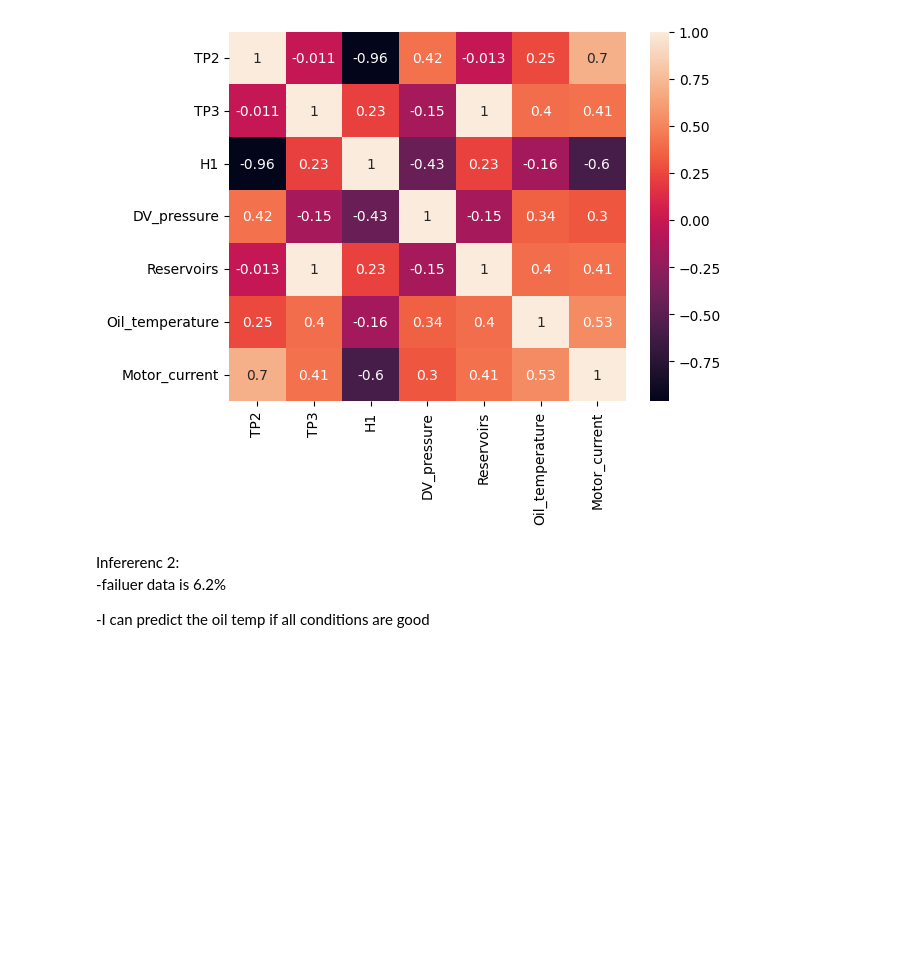
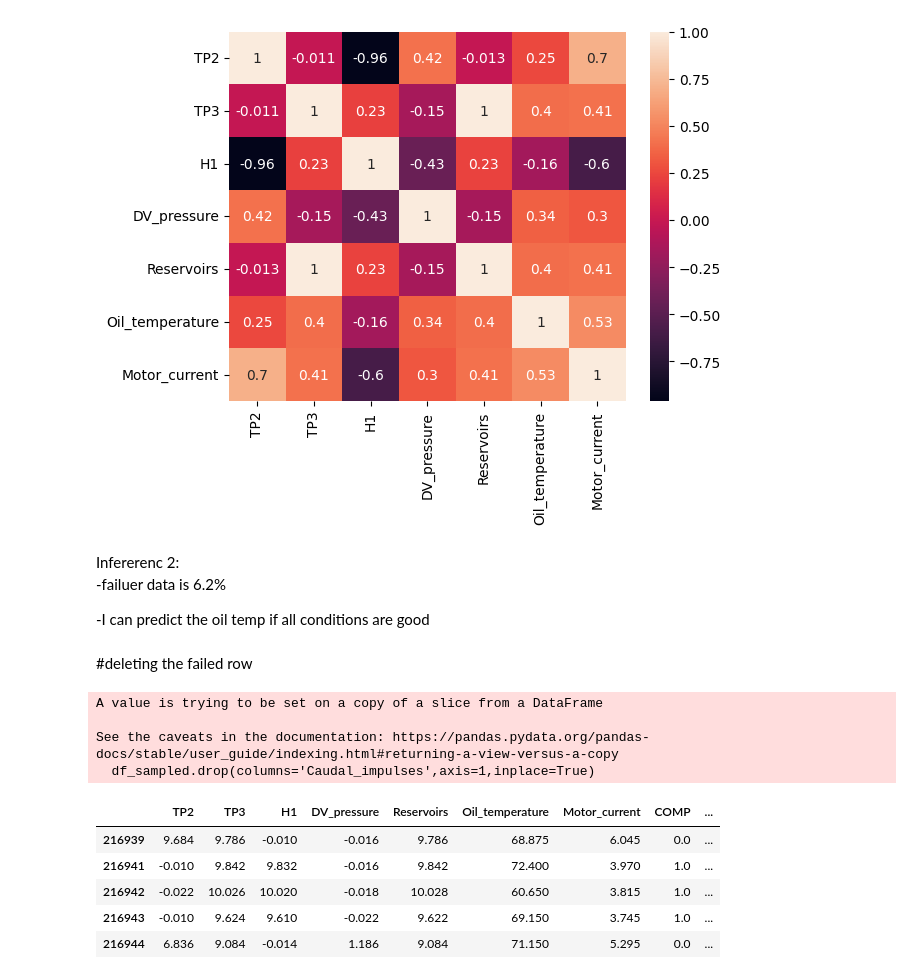
Before and after one commit to zJimpi/metro_prediction_pipeline, a Jupyter notebook: notebook/eda.ipynb, the cells around one changed output. Saved outputs shown, nothing was run; the diff lists cells and outputs as text; code cells hidden in the pictures; blank space fills up the shorter version.

```diff
--- a/notebook/eda.ipynb
+++ b/notebook/eda.ipynb
@@ -153,3 +153,5 @@ Infererenc 2:
 -failuer data is 6.2%
 
 -I can predict the oil temp if all conditions are good
+# %% [markdown]
+#deleting the failed row
@@ -155,0 +160,16 @@ Infererenc 2:
+# %%
+df_sampled.drop(columns='Caudal_impulses',axis=1,inplace=True)
+# %% [output]
+A value is trying to be set on a copy of a slice from a DataFrame
+
+See the caveats in the documentation: https://pandas.pydata.org/pandas-docs/stable/user_guide/indexing.html#returning-a-view-versus-a-copy
+  df_sampled.drop(columns='Caudal_impulses',axis=1,inplace=True)
+# %%
+df_sampled.tail()
+# %% [output]
+|  | TP2 | TP3 | H1 | DV_pressure | Reservoirs | Oil_temperature | Motor_current | COMP | ... |
+| 216939 | 9.684 | 9.786 | -0.010 | -0.016 | 9.786 | 68.875 | 6.045 | 0.0 | ... |
+| 216941 | -0.010 | 9.842 | 9.832 | -0.016 | 9.842 | 72.400 | 3.970 | 1.0 | ... |
+| 216942 | -0.022 | 10.026 | 10.020 | -0.018 | 10.028 | 60.650 | 3.815 | 1.0 | ... |
+| 216943 | -0.010 | 9.624 | 9.610 | -0.022 | 9.622 | 69.150 | 3.745 | 1.0 | ... |
+| 216944 | 6.836 | 9.084 | -0.014 | 1.186 | 9.084 | 71.150 | 5.295 | 0.0 | ... |
```
Also changed, not shown: parts of 3 cells of this notebook, 1 other file.
